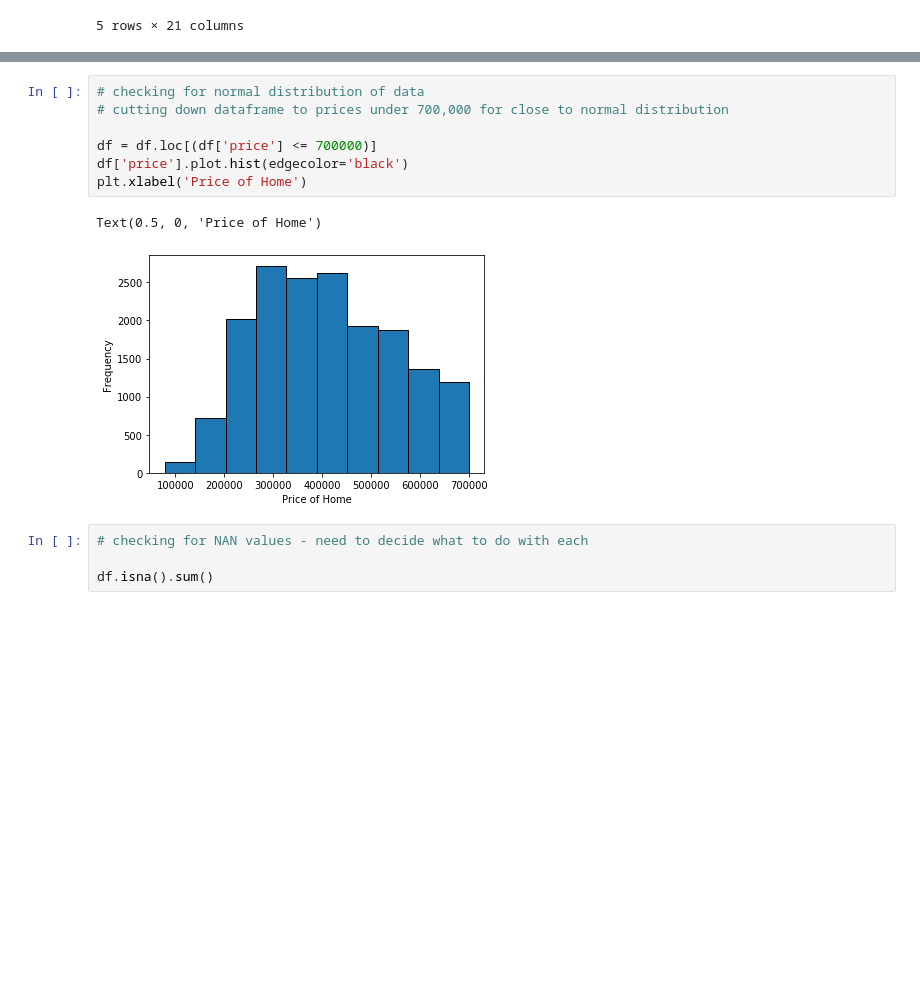
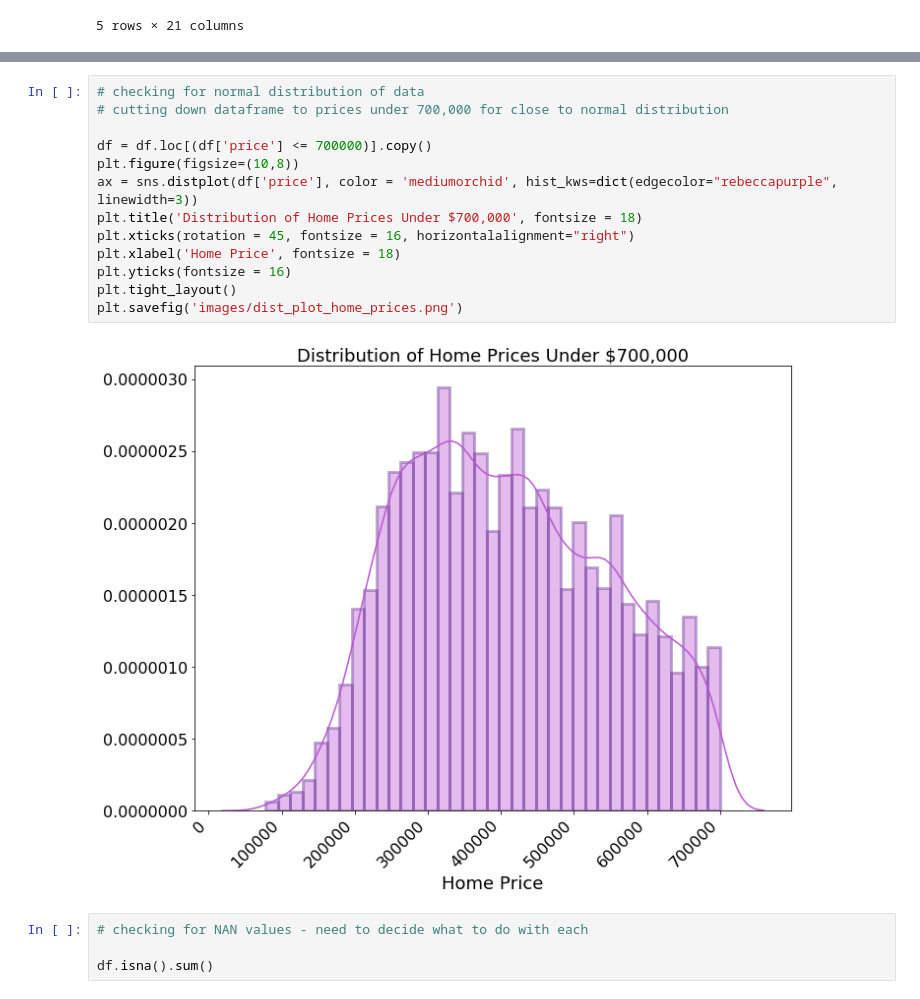
Before and after one commit to stacyshingleton/dsc-v2-mod1-final-project-online-ds-sp-000, a Jupyter notebook: ModuleOneProject.ipynb, the cells around one changed output, grey strips where cells are left out. Cells and saved outputs as stored; diff of their text form; blank space fills up the shorter version.

Commit message:
plots converted to seaborn, and moved to image folder

```diff
--- a/ModuleOneProject.ipynb
+++ b/ModuleOneProject.ipynb
@@ -130,13 +130,18 @@ memory usage: 3.6 MB
 # %%
 # checking for normal distribution of data
 # cutting down dataframe to prices under 700,000 for close to normal distribution
 
-df = df.loc[(df['price'] <= 700000)]
-df['price'].plot.hist(edgecolor='black')
-plt.xlabel('Price of Home')
+df = df.loc[(df['price'] <= 700000)].copy()
+plt.figure(figsize=(10,8))
+ax = sns.distplot(df['price'], color = 'mediumorchid', hist_kws=dict(edgecolor="rebeccapurple", linewidth=3))
+plt.title('Distribution of Home Prices Under $700,000', fontsize = 18)
+plt.xticks(rotation = 45, fontsize = 16, horizontalalignment="right")
+plt.xlabel('Home Price', fontsize = 18)
+plt.yticks(fontsize = 16)
+plt.tight_layout()
+plt.savefig('images/dist_plot_home_prices.png')
 # %% [output]
-Text(0.5, 0, 'Price of Home')
-[figure, old version]
+[figure, new version]
 # %%
 # checking for NAN values - need to decide what to do with each
 
```
Also changed, not shown: parts of 27 cells of this notebook, 13 other files.
